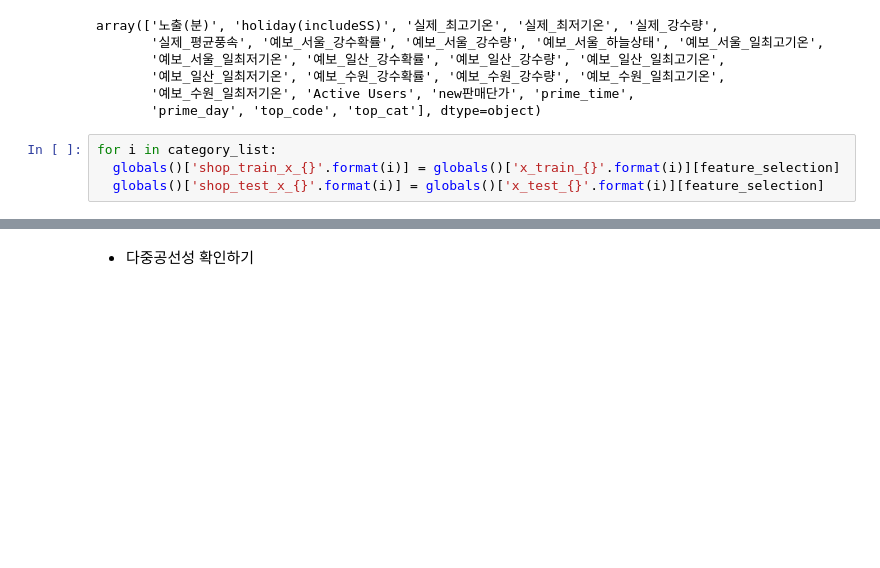
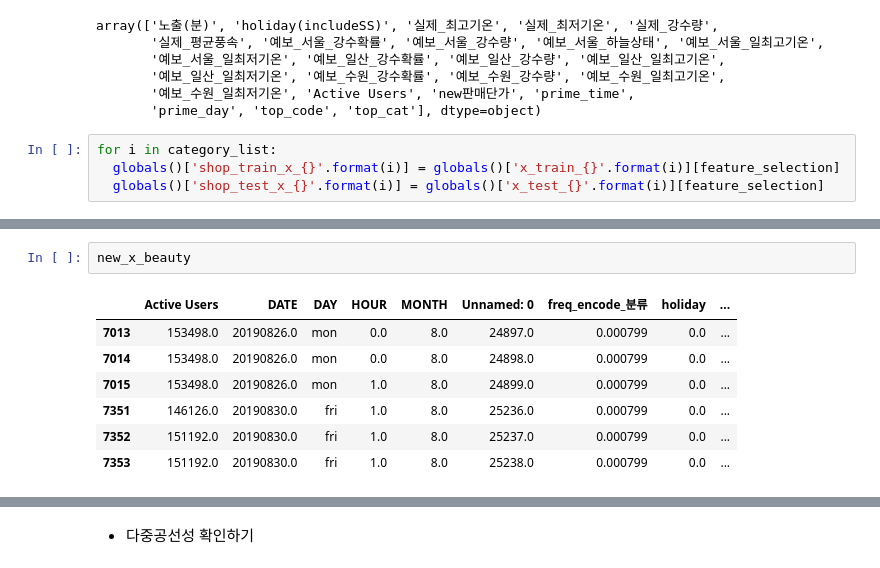
Before and after one commit to HWANG-HOE-SUN/bigcon, a Jupyter notebook: 모델링통합및비교.ipynb, the cells around one changed output, grey strips where cells are left out. Drawn from its saved outputs; the diff is of its cells as text; blank space fills up the shorter version.

```diff
--- a/모델링통합및비교.ipynb
+++ b/모델링통합및비교.ipynb
@@ -532,0 +638,10 @@ for i in category_list:
+# %%
+new_x_beauty
+# %% [output]
+|  | Active Users | DATE | DAY | HOUR | MONTH | Unnamed: 0 | freq_encode_분류 | holiday | ... |
+| 7013 | 153498.0 | 20190826.0 | mon | 0.0 | 8.0 | 24897.0 | 0.000799 | 0.0 | ... |
+| 7014 | 153498.0 | 20190826.0 | mon | 0.0 | 8.0 | 24898.0 | 0.000799 | 0.0 | ... |
+| 7015 | 153498.0 | 20190826.0 | mon | 1.0 | 8.0 | 24899.0 | 0.000799 | 0.0 | ... |
+| 7351 | 146126.0 | 20190830.0 | fri | 1.0 | 8.0 | 25236.0 | 0.000799 | 0.0 | ... |
+| 7352 | 151192.0 | 20190830.0 | fri | 1.0 | 8.0 | 25237.0 | 0.000799 | 0.0 | ... |
+| 7353 | 151192.0 | 20190830.0 | fri | 1.0 | 8.0 | 25238.0 | 0.000799 | 0.0 | ... |
```
Also changed, not shown: parts of 36 cells of this notebook.
